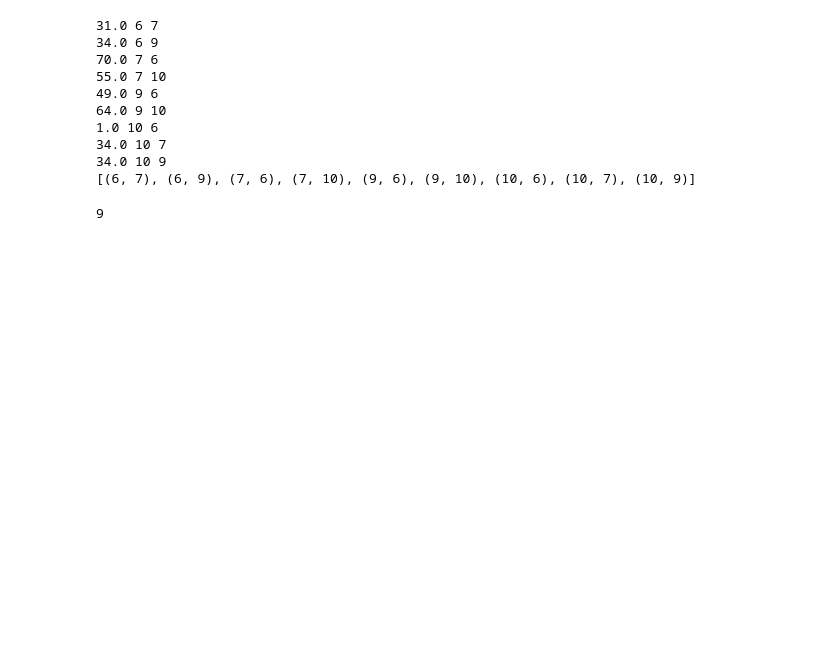
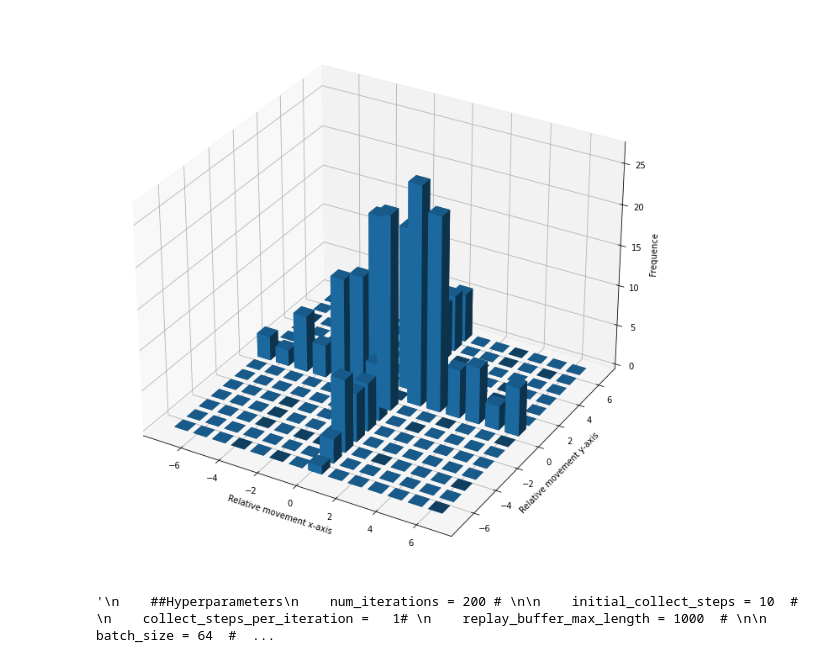
Before and after one commit to xHelenx/rl-chess, a Jupyter notebook: project/src/chessRL.ipynb, the cells around one changed output. Saved outputs shown, nothing was run; the diff lists cells and outputs as text; code cells hidden in the pictures; blank space fills up the shorter version.

Commit message:
clean up code into files, generalize histogram method

```diff
--- a/project/src/chessRL.ipynb
+++ b/project/src/chessRL.ipynb
@@ -1,12 +1,18 @@
 # %%
 from SampleConverter import SampleConverter
+from plotting import plot_frequency_distribution
 import chess
+
+##CHOOSE FILE TO IMPORT
 PATH = "E:/HAW/Master/Grundprojekt/project/dataset/"
 FILE = "03_sorted_1665.txt"
-#FILE = "test.txt"
+WHITE = True
+BLACK = False
+
+
 sampleConv = SampleConverter()
 sampleConv.read_dataset(PATH + FILE)
-print(sampleConv.dataset)
 print("DONE")
+
 sampleConv.total_games
 # %% [output]
@@ -85,41 +21,22 @@ plt.show()
-# %%
-#generate an action space, depening on topborder
-#TODO here for one specific or all?
-def get_action_space(min_appear:float, hist):
-    action_space = []
-    for x in range(0,len(hist)):
-        for y in range(0,len(hist[0])):
-            if hist[x][y] >= min_appear:
-                action_space += [(x,y)]
-                print(hist[x][y], x, y)
-    return action_space
-
-actions = get_action_space(1, hist)
-print(actions)
-len(actions)
-# %% [output]
-31.0 6 7
-34.0 6 9
-70.0 7 6
-55.0 7 10
-49.0 9 6
-64.0 9 10
-1.0 10 6
-34.0 10 7
-34.0 10 9
-[(6, 7), (6, 9), (7, 6), (7, 10), (9, 6), (9, 10), (10, 6), (10, 7), (10, 9)]
-9
+# %%
+plot_frequency_distribution(sampleConv.dataset, [WHITE,BLACK], chess.ROOK, [chess.A8, chess.H8, chess.A1, chess.H1])
+# %% [output]
+[figure, added]
 # %%
-##Hyperparameters
-num_iterations = 200 # @param {type:"integer"}
+'''
+    ##Hyperparameters
+    num_iterations = 200 #
 
-initial_collect_steps = 10  # @param {type:"integer"}
-collect_steps_per_iteration =   1# @param {type:"integer"}
-replay_buffer_max_length = 1000  # @param {type:"integer"}
+    initial_collect_steps = 10  #
+    collect_steps_per_iteration =   1#
+    replay_buffer_max_length = 1000  #
 
-batch_size = 64  # @param {type:"integer"}
-learning_rate = 1e-3  # @param {type:"number"}
-log_interval = 200  # @param {type:"integer"}
+    batch_size = 64  #
+    learning_rate = 1e-3  #
+    log_interval = 200  #
 
-num_eval_episodes = 10  # @param {type:"integer"}
-eval_interval = 1000  # @param {type:"integer"}
+    num_eval_episodes = 10  #
+    eval_interval = 1000  #
+'''
+# %% [output]
+'\n    ##Hyperparameters\n    num_iterations = 200 # \n\n    initial_collect_steps = 10  # \n    collect_steps_per_iteration =   1# \n    replay_buffer_max_length = 1000  # \n\n    batch_size = 64  #  ...
```
Also changed, not shown: parts of 4 cells of this notebook.
